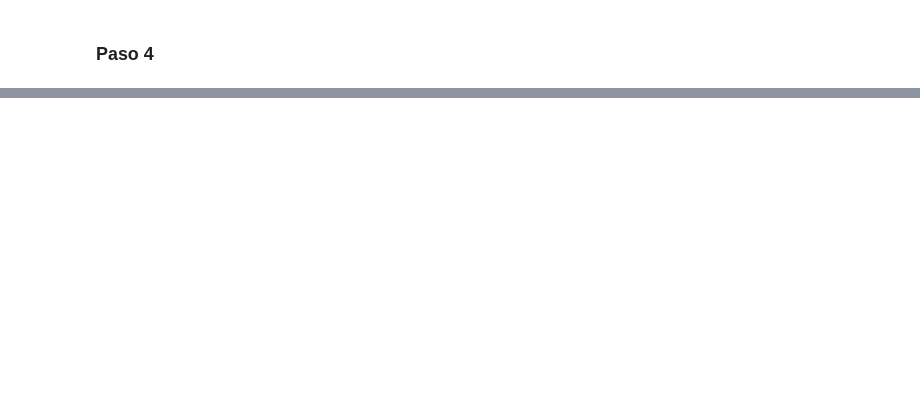
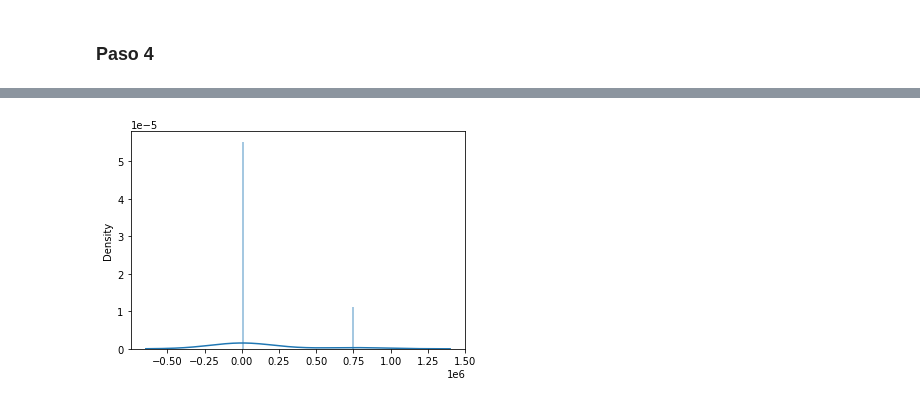
Before and after one commit to Richard23galileo/ProyectoFinal, a Jupyter notebook: Proyecto.ipynb, the cells around one changed output, grey strips where cells are left out. Cells and saved outputs as stored; diff of their text form; code cells hidden in the pictures; blank space fills up the shorter version.

```diff
--- a/Proyecto.ipynb
+++ b/Proyecto.ipynb
@@ -42,0 +41,2 @@ sns.displot(df[1], kde=False)
+# %%
+maximo=df.max()
@@ -47,0 +53,4 @@ sns.displot(df[1], kde=False)
+# %%
+ax = sns.distplot(maximo)
+# %% [output]
+[figure, added]
```
Also changed, not shown: parts of 20 cells of this notebook.
